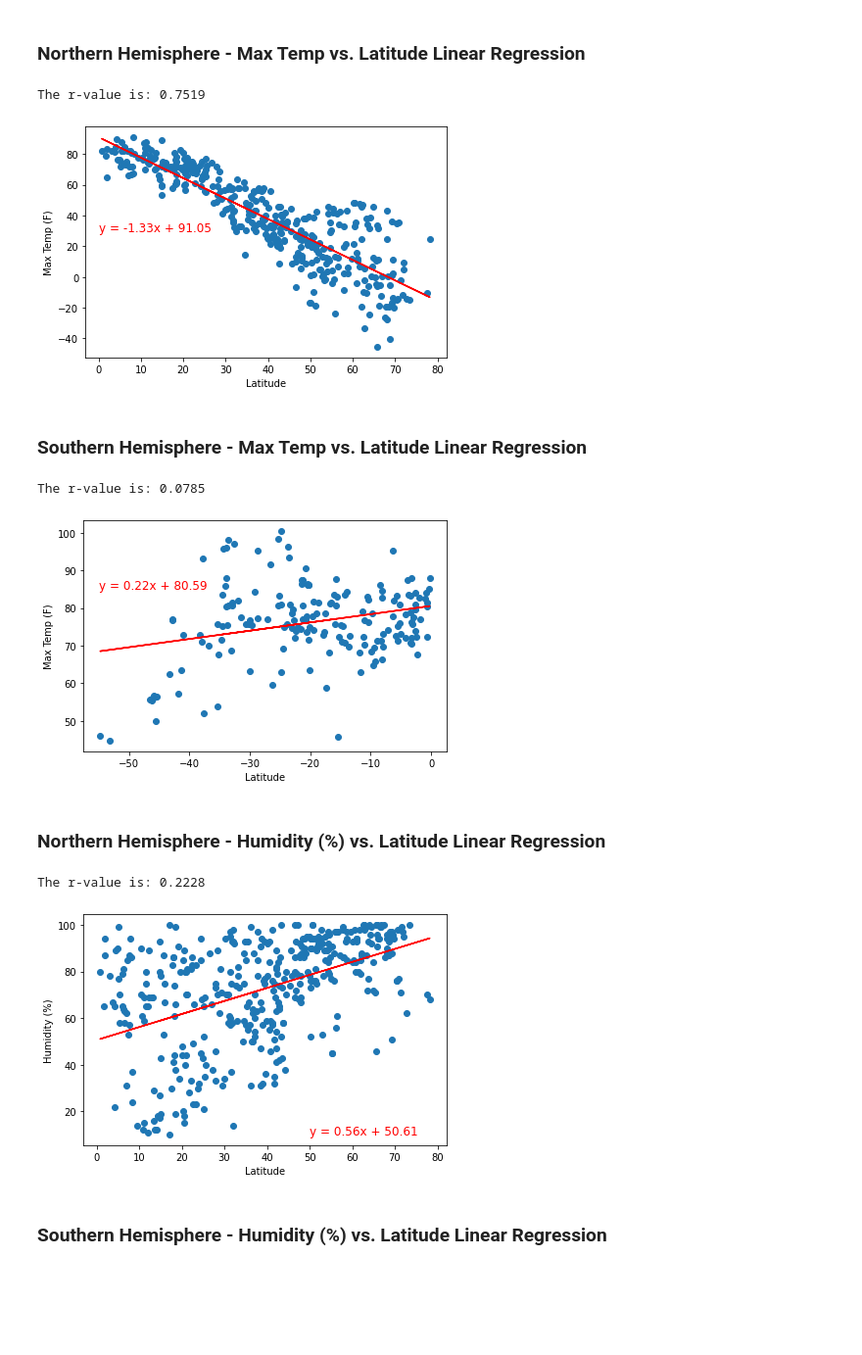
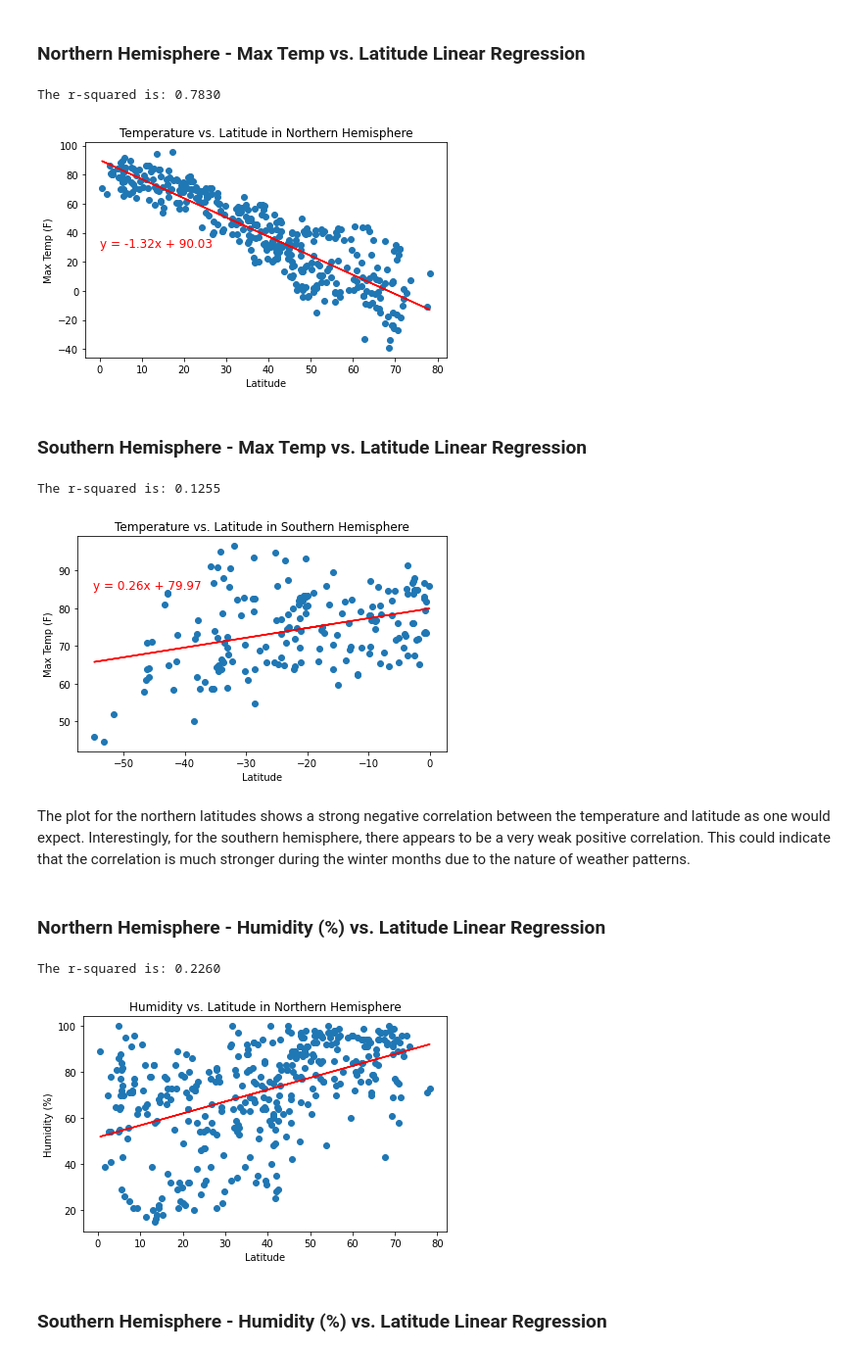
Before and after one commit to esalgado28/weather-api, a Jupyter notebook: WeatherPy/WeatherPy.ipynb, the cells around one changed output. Shown at 98% size. Cells and saved outputs as stored; diff of their text form; code cells hidden in the pictures; blank space fills up the shorter version.

Commit message:
tweaks and added images

```diff
--- a/WeatherPy/WeatherPy.ipynb
+++ b/WeatherPy/WeatherPy.ipynb
@@ -48,18 +50,24 @@ len(cities)
 - Perform a weather check on each city using a series of successive API calls.
 - Include a print log of each city as it's being processed (with the city number and city name).
 # %%
+# Create list to store responses to retrieve data from later
 responses = []
+
+# Counters
 record = 1
 setnum = 1
 
+# Setting up API call
 base_url = "http://api.openweathermap.org/data/2.5/weather?q="
 units = "Imperial"
 
 print("Beginning Data Retrieval")
 print("------------------------------")
 
+# Loop through list of cities and make a query for each
 for city in cities:
     query = f"{base_url}{city}&appid={weather_api_key}&units={units}"
+
     try:
         response = requests.get(query).json()
         city_name = response["name"]
@@ -70,10 +78,11 @@ for city in cities:
         if record < 50:
             record += 1
 
+        # Once at 50, reset counter, go to next set, and pause API calls for 60s
         else:
             record = 1
             setnum += 1
-            #time.sleep(60)
+            time.sleep(60)
 
     except:
         print("City not found. Skipping...")
@@ -221,69 +238,86 @@ south_df = city_data[city_data["Lat"] < 0]
 xs = north_df["Lat"]
 ys = north_df["Max Temp"]
 
-# regression
+# Regression
 (m, b, r, _, _) = linregress(xs, ys)
-print(f"The r-value is: {r**2:.4f}")
+print(f"The r-squared is: {r**2:.4f}")
 regress = [m*x + b for x in xs]
 
+# Scatter plot
 plt.scatter(xs, ys)
 plt.plot(xs, regress, 'r-')
 
+# Title, labels, and annotation
 plt.annotate(f"y = {round(m,2)}x + {round(b,2)}", [0, 30], fontsize=12, color='r')
+plt.title("Temperature vs. Latitude in Northern Hemisphere")
 plt.ylabel("Max Temp (F)")
 plt.xlabel("Latitude")
 
+# Display and save image
+plt.savefig("output_data/fig5a")
 plt.tight_layout()
 plt.show()
 # %% [output]
-The r-value is: 0.7519
+The r-squared is: 0.7830
-[figure, old version]
+[figure, new version]
 # %% [markdown]
 ### Southern Hemisphere - Max Temp vs. Latitude Linear Regression
 # %%
 xs = south_df["Lat"]
 ys = south_df["Max Temp"]
 
-# regression
+# Regression
 (m, b, r, _, _) = linregress(xs, ys)
-print(f"The r-value is: {r**2:.4f}")
+print(f"The r-squared is: {r**2:.4f}")
 regress = [m*x + b for x in xs]
 
+# Scatter Plot
 plt.scatter(xs, ys)
 plt.plot(xs, regress, 'r-')
 
+# Title, labels, and annotation
+plt.title("Temperature vs. Latitude in Southern Hemisphere")
 plt.annotate(f"y = {round(m,2)}x + {round(b,2)}", [-55, 85], fontsize=12, color='r')
 plt.ylabel("Max Temp (F)")
 plt.xlabel("Latitude")
 
+# Display and save figure
+plt.savefig("output_data/fig5b")
 plt.tight_layout()
 plt.show()
 # %% [output]
-The r-value is: 0.0785
+The r-squared is: 0.1255
-[figure, old version]
+[figure, new version]
+# %% [markdown]
+The plot for the northern latitudes shows a strong negative correlation between the temperature and latitude as one would expect. Interestingly, for the southern hemisphere, there appears to be a very weak positive correlation. This could indicate that the correlation is much stronger during the winter months due to the nature of weather patterns.
 # %% [markdown]
 ### Northern Hemisphere - Humidity (%) vs. Latitude Linear Regression
 # %%
 xs = north_df["Lat"]
 ys = north_df["Humidity"]
 
-# regression
+# Regression
 (m, b, r, _, _) = linregress(xs, ys)
-print(f"The r-value is: {r**2:.4f}")
+print(f"The r-squared is: {r**2:.4f}")
 regress = [m*x + b for x in xs]
 
+# Scatter plot
 plt.scatter(xs, ys)
 plt.plot(xs, regress, 'r-')
 
+# Title, labels, and annotation
+plt.title("Humidity vs. Latitude in Northern Hemisphere")
 plt.annotate(f"y = {round(m,2)}x + {round(b,2)}", [50, 10], fontsize=12, color='r')
 plt.ylabel("Humidity (%)")
 plt.xlabel("Latitude")
 
+# Display and save figure
+plt.savefig("output_data/fig6a")
 plt.tight_layout()
 plt.show()
 # %% [output]
-The r-value is: 0.2228
+The r-squared is: 0.2260
-[figure, old version]
+[figure, new version]
 # %% [markdown]
 ### Southern Hemisphere - Humidity (%) vs. Latitude Linear Regression
 # %%
```
Also changed, not shown: parts of 21 cells of this notebook, 16 other files.
